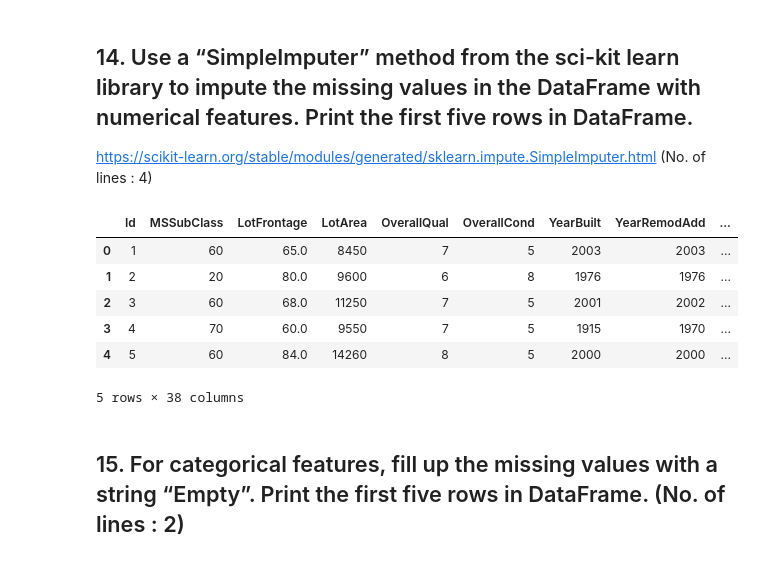
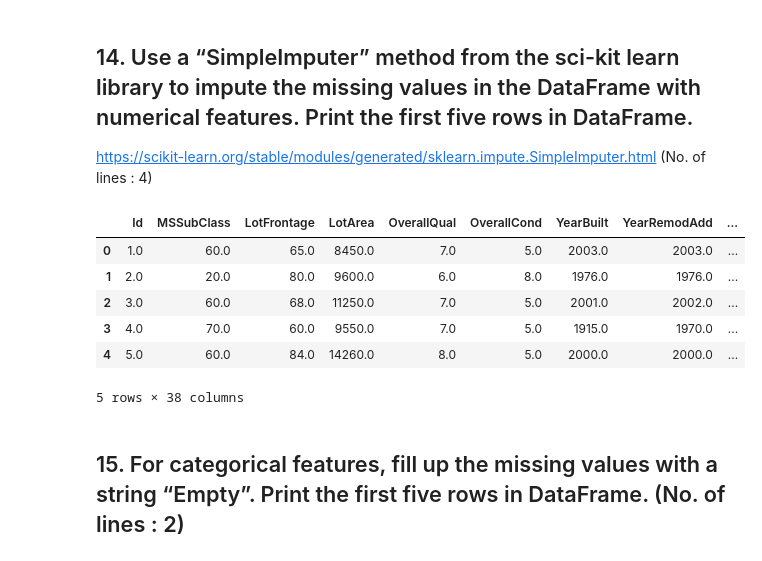
Before and after one commit to thienlongtran/university-files, a Jupyter notebook: Python for DS & AI/Homework 2/2575712.ipynb, the cells around one changed output. Drawn from its saved outputs; the diff is of its cells as text; code cells hidden in the pictures.

```diff
--- a/Python for DS & AI/Homework 2/2575712.ipynb
+++ b/Python for DS & AI/Homework 2/2575712.ipynb
@@ -249,15 +249,24 @@ sns.countplot(frame["Neighborhood"].values)
 # %% [markdown]
 ## 14.	Use a “SimpleImputer” method from the sci-kit learn library to impute the missing values in the DataFrame with numerical features. Print the first five rows in DataFrame.
  https://scikit-learn.org/stable/modules/generated/sklearn.impute.SimpleImputer.html (No. of lines : 4)
-# %%
-num_frame.head()
-# %% [output]
-|  | Id | MSSubClass | LotFrontage | LotArea | OverallQual | OverallCond | YearBuilt | YearRemodAdd | ... |
-| 0 | 1 | 60 | 65.0 | 8450 | 7 | 5 | 2003 | 2003 | ... |
-| 1 | 2 | 20 | 80.0 | 9600 | 6 | 8 | 1976 | 1976 | ... |
-| 2 | 3 | 60 | 68.0 | 11250 | 7 | 5 | 2001 | 2002 | ... |
-| 3 | 4 | 70 | 60.0 | 9550 | 7 | 5 | 1915 | 1970 | ... |
-| 4 | 5 | 60 | 84.0 | 14260 | 8 | 5 | 2000 | 2000 | ... |
-5 rows × 38 columns
+# %%
+#Citation: Received help with making imputer work from YouTube video
+#Link: https://www.youtube.com/watch?v=GFnwvZVCMro
+
+from sklearn.impute import SimpleImputer #Not catched during first imports in first cell
+imputer = SimpleImputer(missing_values=np.nan, strategy='mean')
+
+imputer.fit(num_frame.iloc[1:, :])
+num_frame = pd.DataFrame(imputer.transform(num_frame.iloc[:, :]), columns = num_frame.columns)
+
+num_frame.head()
+# %% [output]
+|  | Id | MSSubClass | LotFrontage | LotArea | OverallQual | OverallCond | YearBuilt | YearRemodAdd | ... |
+| 0 | 1.0 | 60.0 | 65.0 | 8450.0 | 7.0 | 5.0 | 2003.0 | 2003.0 | ... |
+| 1 | 2.0 | 20.0 | 80.0 | 9600.0 | 6.0 | 8.0 | 1976.0 | 1976.0 | ... |
+| 2 | 3.0 | 60.0 | 68.0 | 11250.0 | 7.0 | 5.0 | 2001.0 | 2002.0 | ... |
+| 3 | 4.0 | 70.0 | 60.0 | 9550.0 | 7.0 | 5.0 | 1915.0 | 1970.0 | ... |
+| 4 | 5.0 | 60.0 | 84.0 | 14260.0 | 8.0 | 5.0 | 2000.0 | 2000.0 | ... |
+5 rows × 38 columns
 # %% [markdown]
 ## 15.	For categorical features, fill up the missing values with a string “Empty”. Print the first five rows in DataFrame. (No. of lines : 2)
```
Also changed, not shown: parts of 1 cell of this notebook.
